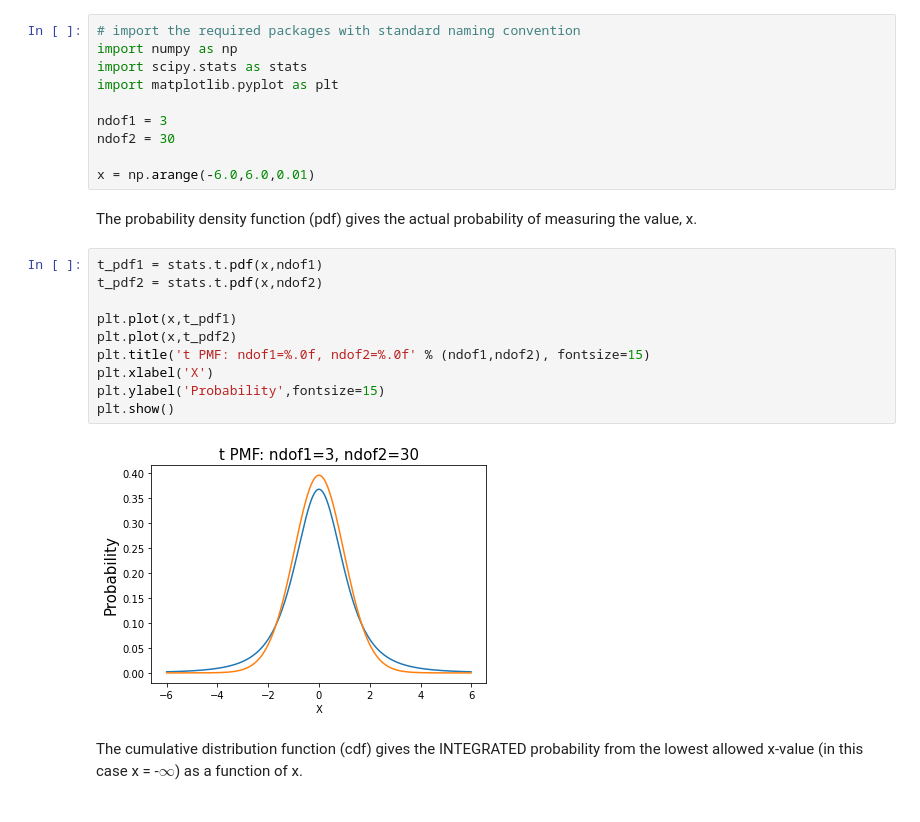
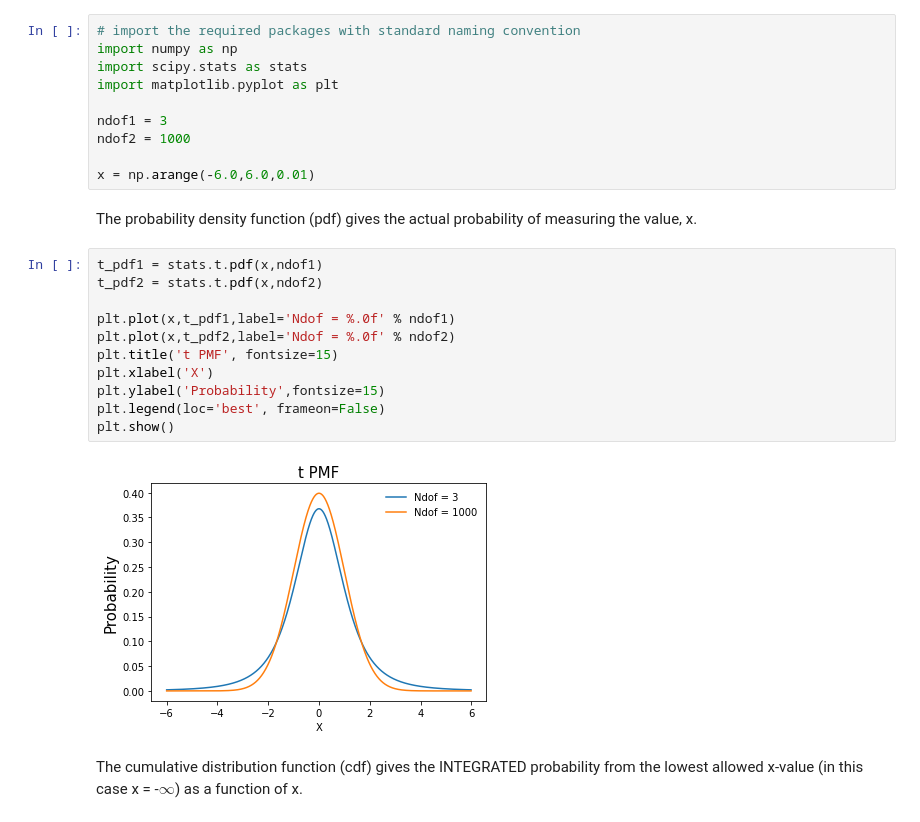
Before and after one commit to wdreames/phys341, a Jupyter notebook: JupyterNotebooks/t_distribution.ipynb, the cells around one changed output. Cells and saved outputs as stored; diff of their text form.

```diff
--- a/JupyterNotebooks/t_distribution.ipynb
+++ b/JupyterNotebooks/t_distribution.ipynb
@@ -12,7 +12,7 @@ import scipy.stats as stats
 import matplotlib.pyplot as plt
 
 ndof1 = 3
-ndof2 = 30
+ndof2 = 1000
 
 x = np.arange(-6.0,6.0,0.01)
 # %% [markdown]
@@ -20,15 +20,16 @@ The probability density function (pdf) gives the actual probability of measuring
 # %%
 t_pdf1 = stats.t.pdf(x,ndof1)
 t_pdf2 = stats.t.pdf(x,ndof2)
 
-plt.plot(x,t_pdf1)
-plt.plot(x,t_pdf2)
-plt.title('t PMF: ndof1=%.0f, ndof2=%.0f' % (ndof1,ndof2), fontsize=15)
+plt.plot(x,t_pdf1,label='Ndof = %.0f' % ndof1)
+plt.plot(x,t_pdf2,label='Ndof = %.0f' % ndof2)
+plt.title('t PMF', fontsize=15)
 plt.xlabel('X')
 plt.ylabel('Probability',fontsize=15)
+plt.legend(loc='best', frameon=False)
 plt.show()
 # %% [output]
-[figure, old version]
+[figure, new version]
 # %% [markdown]
 The cumulative distribution function (cdf) gives the INTEGRATED probability from the lowest allowed x-value (in this case x = -$\infty$) as a function of x.
 # %%
```
Also changed, not shown: parts of 2 cells of this notebook.
